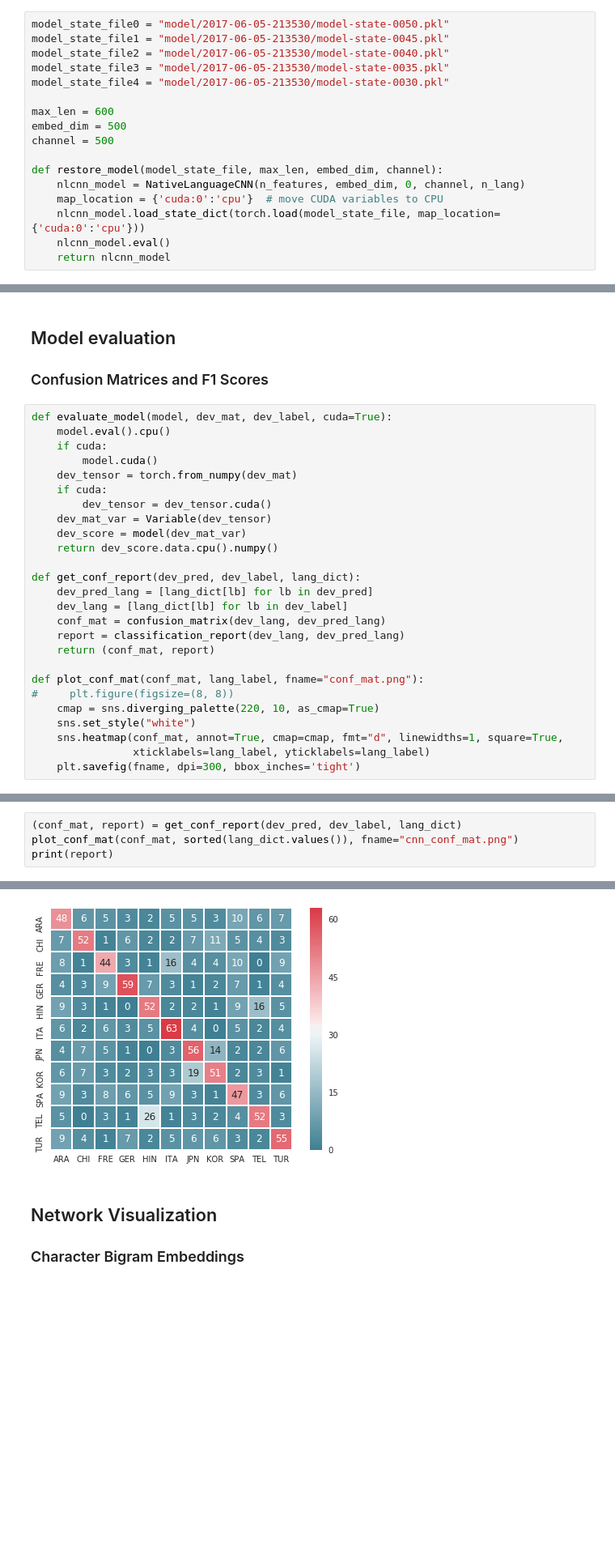
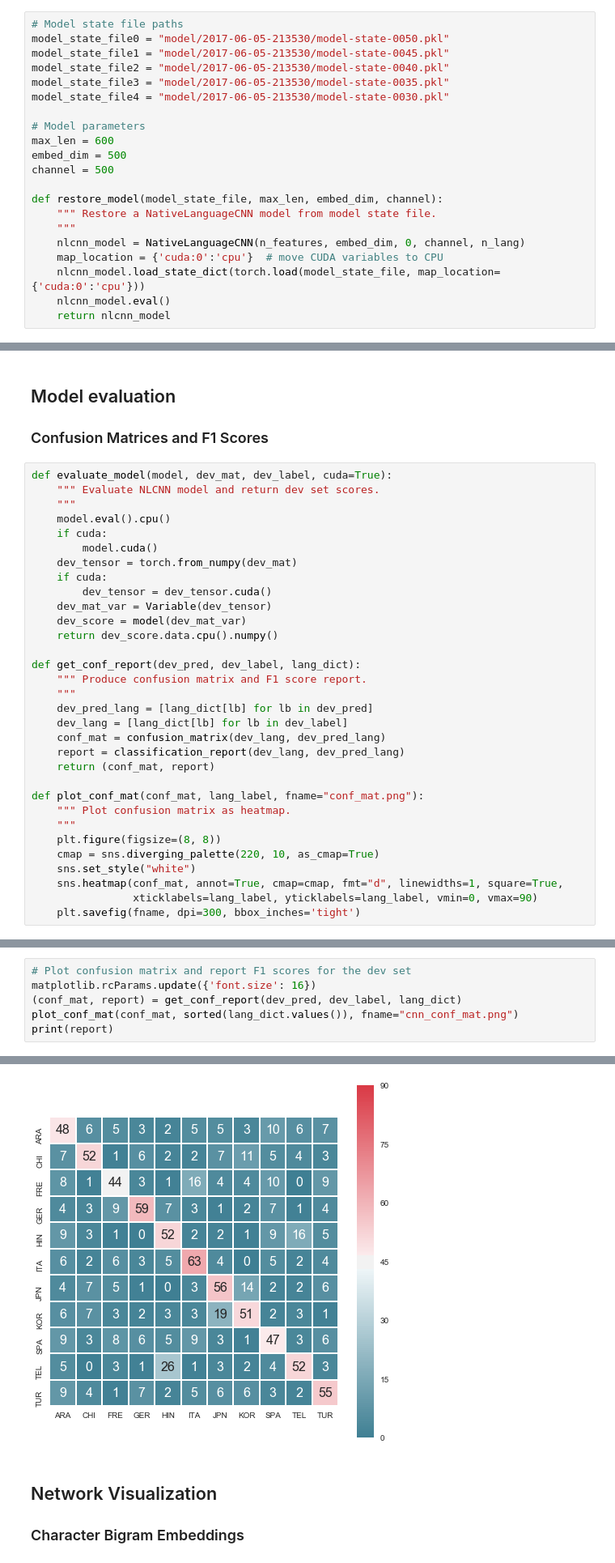
Before and after one commit to loongchh/native-language-cnn, a Jupyter notebook: Evaluate.ipynb, the cells around one changed output, grey strips where cells are left out. Shown at 81% size. Drawn from its saved outputs; the diff is of its cells as text; blank space fills up the shorter version.

```diff
--- a/Evaluate.ipynb
+++ b/Evaluate.ipynb
@@ -61,17 +61,21 @@ print(len(dev_label))
 # %% [markdown]
 ### Restore model from state
 # %%
+# Model state file paths
 model_state_file0 = "model/2017-06-05-213530/model-state-0050.pkl"
 model_state_file1 = "model/2017-06-05-213530/model-state-0045.pkl"
 model_state_file2 = "model/2017-06-05-213530/model-state-0040.pkl"
 model_state_file3 = "model/2017-06-05-213530/model-state-0035.pkl"
 model_state_file4 = "model/2017-06-05-213530/model-state-0030.pkl"
 
+# Model parameters
 max_len = 600
 embed_dim = 500
 channel = 500
 
 def restore_model(model_state_file, max_len, embed_dim, channel):
+    """ Restore a NativeLanguageCNN model from model state file.
+    """
     nlcnn_model = NativeLanguageCNN(n_features, embed_dim, 0, channel, n_lang)
     map_location = {'cuda:0':'cpu'}  # move CUDA variables to CPU
     nlcnn_model.load_state_dict(torch.load(model_state_file, map_location={'cuda:0':'cpu'}))
@@ -90,6 +94,8 @@ nlcnn_model4 = restore_model(model_state_file4, max_len, embed_dim, channel)
 ### Confusion Matrices and F1 Scores
 # %%
 def evaluate_model(model, dev_mat, dev_label, cuda=True):
+    """ Evaluate NLCNN model and return dev set scores.
+    """
     model.eval().cpu()
     if cuda:
         model.cuda()
@@ -101,6 +107,8 @@ def evaluate_model(model, dev_mat, dev_label, cuda=True):
     return dev_score.data.cpu().numpy()
 
 def get_conf_report(dev_pred, dev_label, lang_dict):
+    """ Produce confusion matrix and F1 score report.
+    """
     dev_pred_lang = [lang_dict[lb] for lb in dev_pred]
     dev_lang = [lang_dict[lb] for lb in dev_label]
     conf_mat = confusion_matrix(dev_lang, dev_pred_lang)
@@ -108,10 +116,12 @@ def get_conf_report(dev_pred, dev_label, lang_dict):
     return (conf_mat, report)
 
 def plot_conf_mat(conf_mat, lang_label, fname="conf_mat.png"):
-#     plt.figure(figsize=(8, 8))
+    """ Plot confusion matrix as heatmap.
+    """
+    plt.figure(figsize=(8, 8))
     cmap = sns.diverging_palette(220, 10, as_cmap=True)
     sns.set_style("white")
     sns.heatmap(conf_mat, annot=True, cmap=cmap, fmt="d", linewidths=1, square=True,
-                xticklabels=lang_label, yticklabels=lang_label)
+                xticklabels=lang_label, yticklabels=lang_label, vmin=0, vmax=90)
     plt.savefig(fname, dpi=300, bbox_inches='tight')
 # %%
@@ -125,24 +138,26 @@ dev_pred = np.argmax(dev_score, axis=1)
 # %%
+# Plot confusion matrix and report F1 scores for the dev set
+matplotlib.rcParams.update({'font.size': 16})
 (conf_mat, report) = get_conf_report(dev_pred, dev_label, lang_dict)
 plot_conf_mat(conf_mat, sorted(lang_dict.values()), fname="cnn_conf_mat.png")
 print(report)
 # %% [output]
              precision    recall  f1-score   support
 
         ARA       0.42      0.48      0.45       100
         CHI       0.59      0.52      0.55       100
         FRE       0.51      0.44      0.47       100
         GER       0.65      0.59      0.62       100
         HIN       0.50      0.52      0.51       100
         ITA       0.56      0.63      0.59       100
         JPN       0.51      0.56      0.53       100
         KOR       0.54      0.51      0.52       100
         SPA       0.45      0.47      0.46       100
         TEL       0.57      0.52      0.54       100
         TUR       0.53      0.55      0.54       100
 
 avg / total       0.53      0.53      0.53      1100
-[figure, old version]
+[figure, new version]
 # %% [markdown]
 ## Network Visualization
 
```
Also changed, not shown: parts of 18 cells of this notebook, 7 other files.
